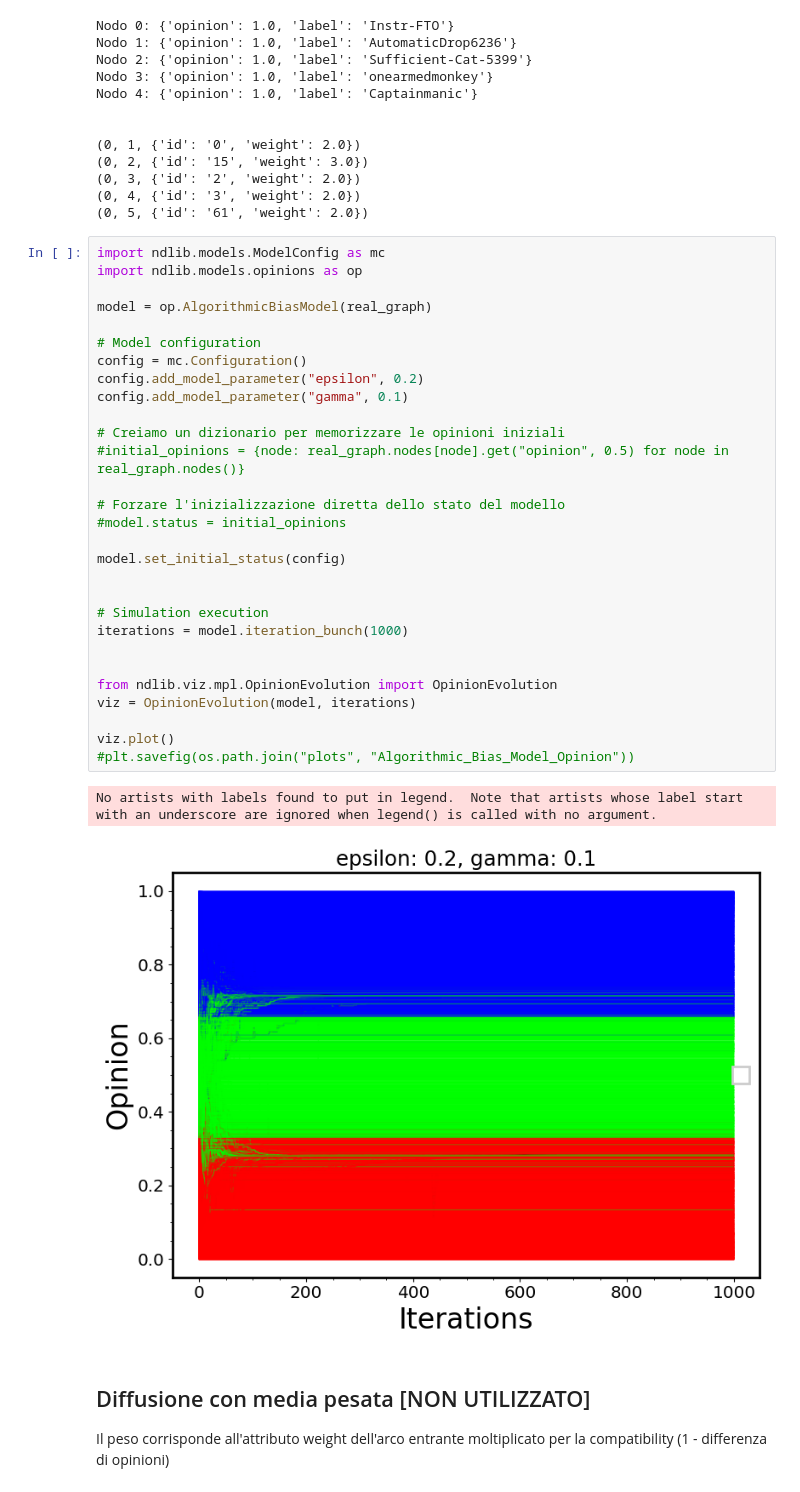
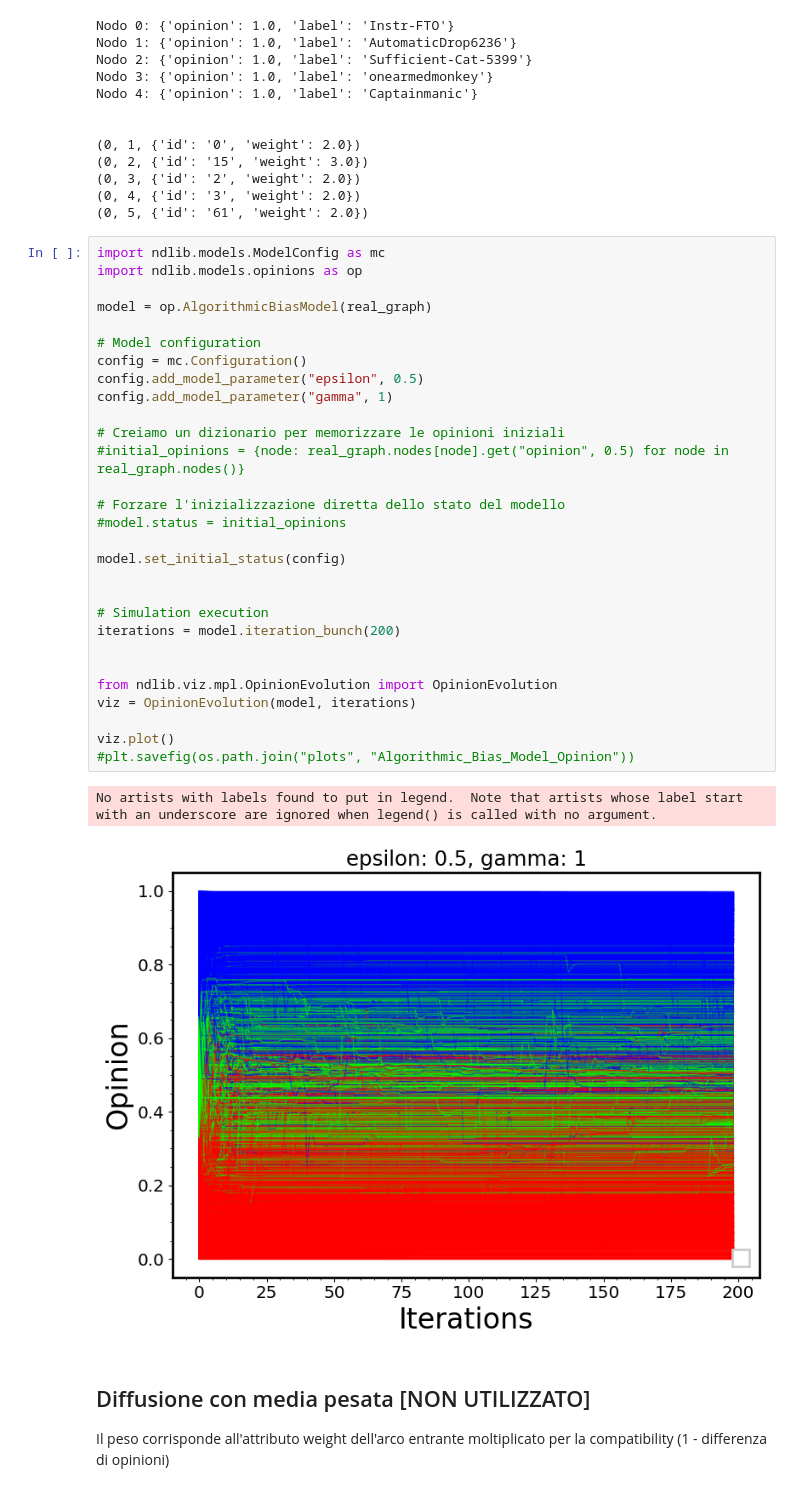
Before and after one commit to LeonardoCaridi/2024_caridi, a Jupyter notebook: open_problem/Diffusion_opinion.ipynb, the cells around one changed output. Cells and saved outputs as stored; diff of their text form.

```diff
--- a/open_problem/Diffusion_opinion.ipynb
+++ b/open_problem/Diffusion_opinion.ipynb
@@ -112,35 +109,35 @@ Nodo 4: {'opinion': 1.0, 'label': 'Captainmanic'}
 # %%
 import ndlib.models.ModelConfig as mc
 import ndlib.models.opinions as op
 
 model = op.AlgorithmicBiasModel(real_graph)
 
 # Model configuration
 config = mc.Configuration()
-config.add_model_parameter("epsilon", 0.2)
-config.add_model_parameter("gamma", 0.1)
+config.add_model_parameter("epsilon", 0.5)
+config.add_model_parameter("gamma", 1)
 
 # Creiamo un dizionario per memorizzare le opinioni iniziali
 #initial_opinions = {node: real_graph.nodes[node].get("opinion", 0.5) for node in real_graph.nodes()}
 
 # Forzare l'inizializzazione diretta dello stato del modello
 #model.status = initial_opinions
 
 model.set_initial_status(config)
 
 
 # Simulation execution
-iterations = model.iteration_bunch(1000)
+iterations = model.iteration_bunch(200)
 
 
 from ndlib.viz.mpl.OpinionEvolution import OpinionEvolution
 viz = OpinionEvolution(model, iterations)
 
 viz.plot()
 #plt.savefig(os.path.join("plots", "Algorithmic_Bias_Model_Opinion"))
 # %% [output]
 No artists with labels found to put in legend.  Note that artists whose label start with an underscore are ignored when legend() is called with no argument.
-[figure, old version]
+[figure, new version]
 # %% [markdown]
 ## Diffusione con media pesata [NON UTILIZZATO]
 
```
Also changed, not shown: parts of 13 cells of this notebook, 16 other files.
